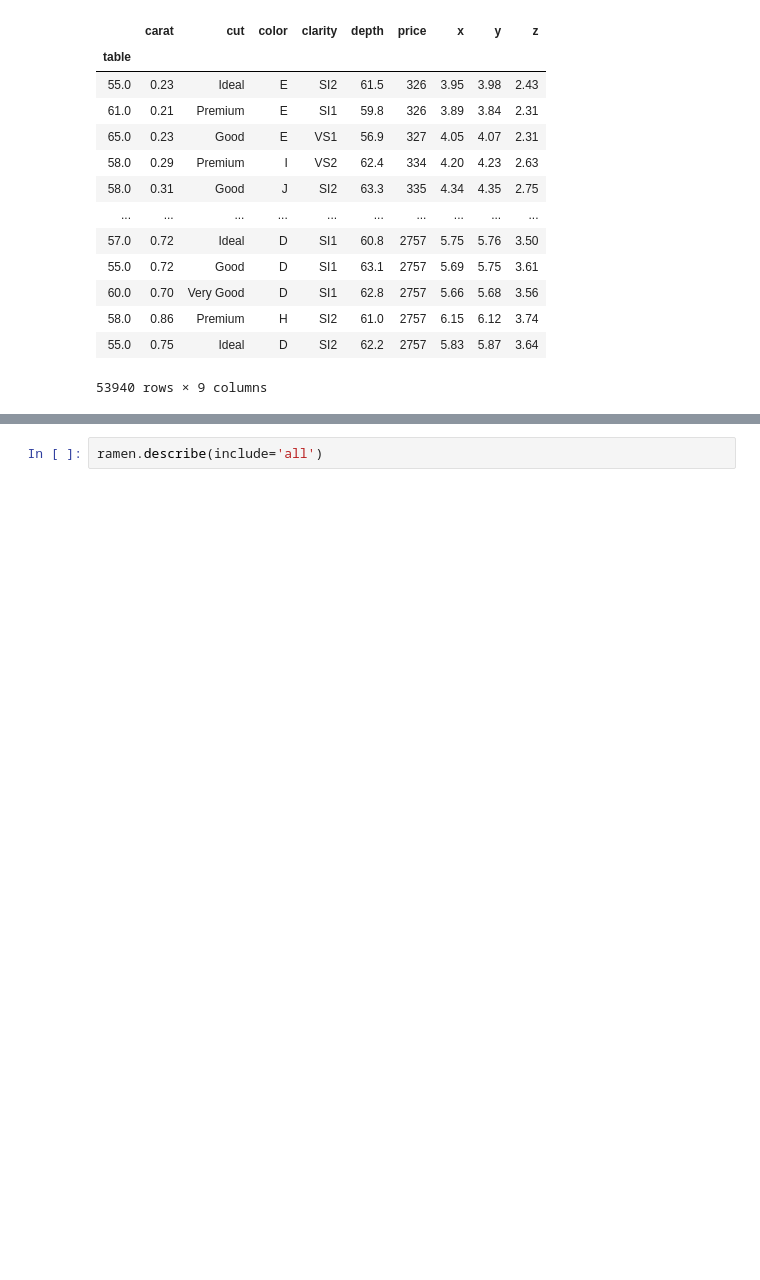
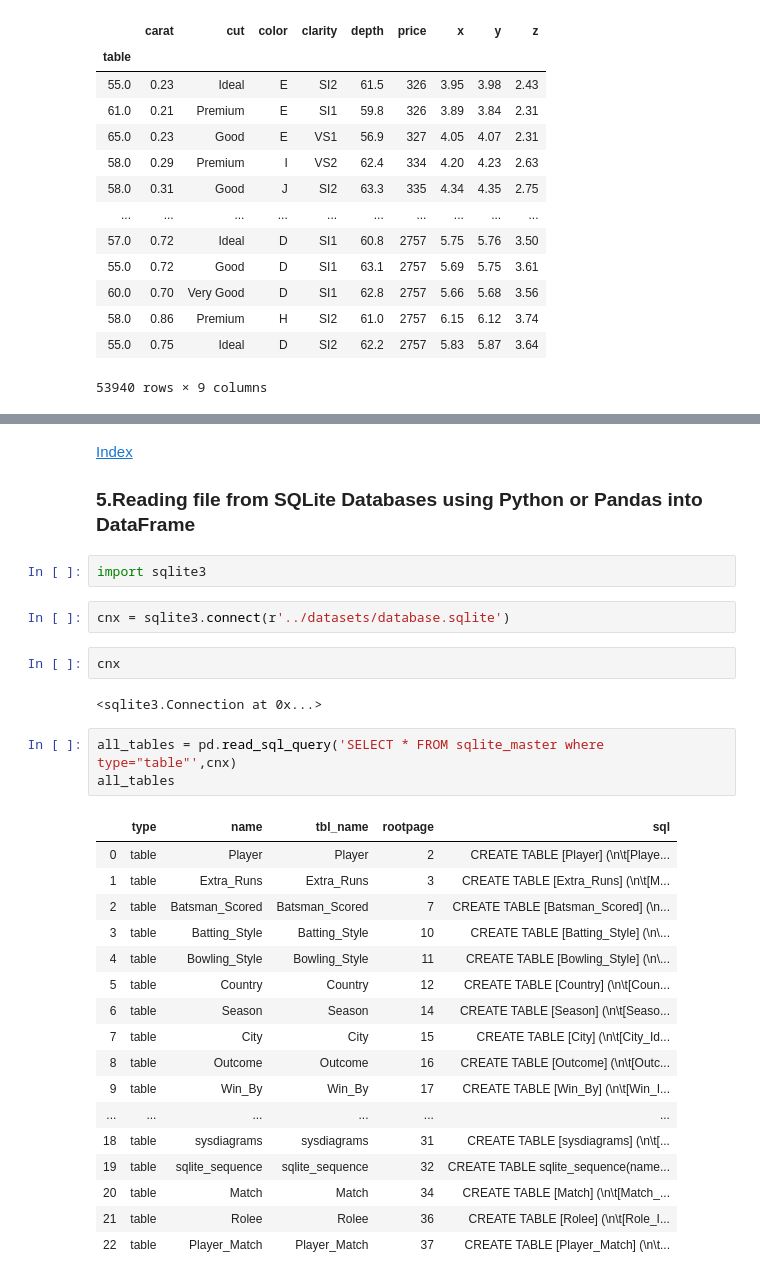
Before and after one commit to SivaLokam/supervisedlearning, a Jupyter notebook: Tutorials/Pandas Tutorial.ipynb, the cells around one changed output, grey strips where cells are left out. Saved outputs shown, nothing was run; the diff lists cells and outputs as text; blank space fills up the shorter version.

Commit message:
matplotlib and pandas tutorials

```diff
--- a/Tutorials/Pandas Tutorial.ipynb
+++ b/Tutorials/Pandas Tutorial.ipynb
@@ -298,2 +258,32 @@ ramen.shape
-# %%
-ramen.describe(include='all')
+# %% [markdown]
+<a href="#idx" target="_self">Index </a>
+### <span id="s5">5.Reading file from SQLite Databases using Python or Pandas into DataFrame</span>
+# %%
+import sqlite3
+# %%
+cnx = sqlite3.connect(r'../datasets/database.sqlite')
+# %%
+cnx
+# %% [output]
+<sqlite3.Connection at 0x...>
+# %%
+all_tables = pd.read_sql_query('SELECT * FROM sqlite_master where type="table"',cnx)
+all_tables
+# %% [output]
+|  | type | name | tbl_name | rootpage | sql |
+| 0 | table | Player | Player | 2 | CREATE TABLE [Player] (\n\t[Playe... |
+| 1 | table | Extra_Runs | Extra_Runs | 3 | CREATE TABLE [Extra_Runs] (\n\t[M... |
+| 2 | table | Batsman_Scored | Batsman_Scored | 7 | CREATE TABLE [Batsman_Scored] (\n... |
+| 3 | table | Batting_Style | Batting_Style | 10 | CREATE TABLE [Batting_Style] (\n\... |
+| 4 | table | Bowling_Style | Bowling_Style | 11 | CREATE TABLE [Bowling_Style] (\n\... |
+| 5 | table | Country | Country | 12 | CREATE TABLE [Country] (\n\t[Coun... |
+| 6 | table | Season | Season | 14 | CREATE TABLE [Season] (\n\t[Seaso... |
+| 7 | table | City | City | 15 | CREATE TABLE [City] (\n\t[City_Id... |
+| 8 | table | Outcome | Outcome | 16 | CREATE TABLE [Outcome] (\n\t[Outc... |
+| 9 | table | Win_By | Win_By | 17 | CREATE TABLE [Win_By] (\n\t[Win_I... |
+| ... | ... | ... | ... | ... | ... |
+| 18 | table | sysdiagrams | sysdiagrams | 31 | CREATE TABLE [sysdiagrams] (\n\t[... |
+| 19 | table | sqlite_sequence | sqlite_sequence | 32 | CREATE TABLE sqlite_sequence(name... |
+| 20 | table | Match | Match | 34 | CREATE TABLE [Match] (\n\t[Match_... |
+| 21 | table | Rolee | Rolee | 36 | CREATE TABLE [Rolee] (\n\t[Role_I... |
+| 22 | table | Player_Match | Player_Match | 37 | CREATE TABLE [Player_Match] (\n\t... |
```
Also changed, not shown: parts of 37 cells of this notebook, 7 other files.
